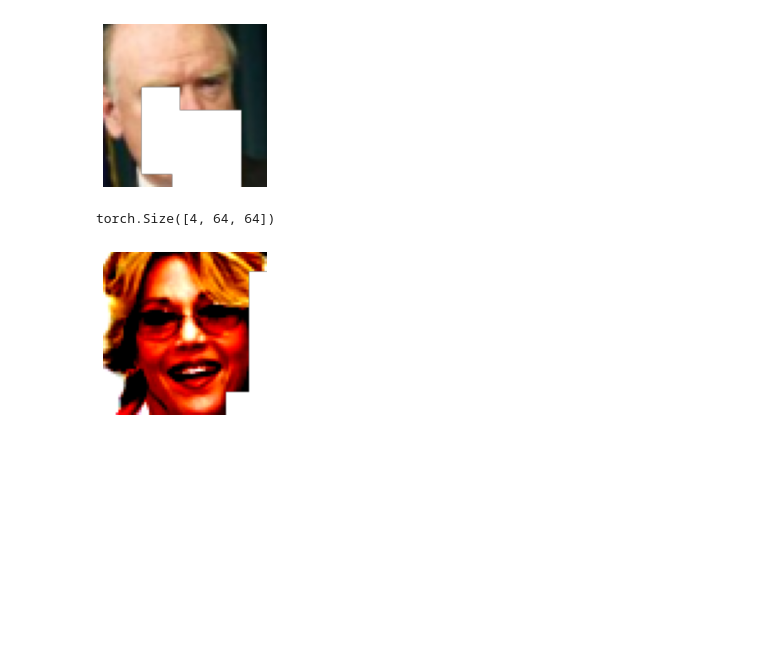
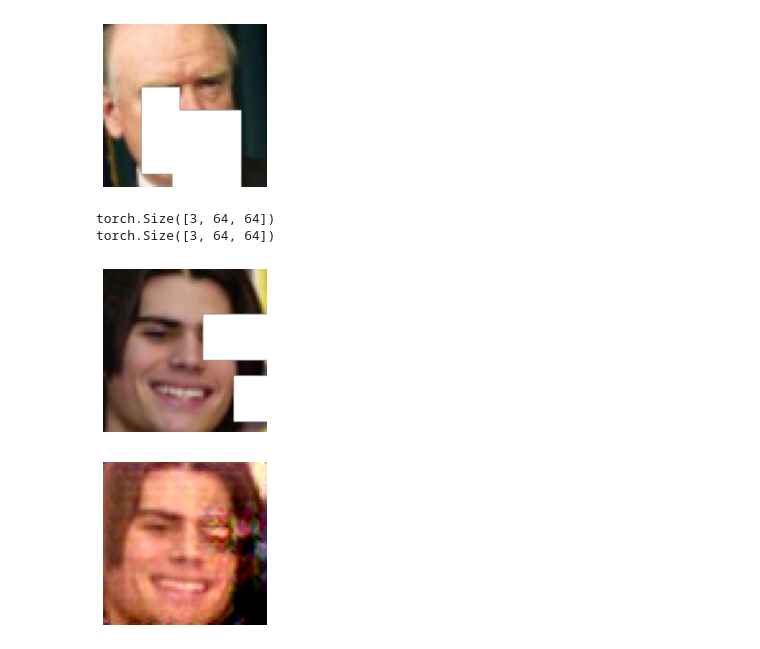
Before and after one commit to Eva427/CICR-Impainting, a Jupyter notebook: test.ipynb, the cells around one changed output. Drawn from its saved outputs; the diff is of its cells as text; code cells hidden in the pictures; blank space fills up the shorter version.

```diff
--- a/test.ipynb
+++ b/test.ipynb
@@ -70,29 +70,53 @@ plot(img)
 # %%
 import impaintingLib as imp
 import torch
 import matplotlib.pyplot as plt
+from PIL import Image
+from torchvision import transforms
+from torchvision.utils import save_image
 
 def plot(image):
     image = torch.clip(image,0,1)
     plt.figure(figsize=(4,3))
     plt.imshow(image.permute(1, 2, 0))
     plt.axis('off')
 
 device = torch.device('cuda' if torch.cuda.is_available() else 'cpu')
-model = imp.model.UNet().to(device)
-#model = imp.process.model_load(model,"Unet_5000*perceptualae_+_L2_+_Totalvar_Epoch120")
+#model = imp.model.UNet().to(device)
+model = imp.model.AutoEncoder().to(device)
+model = imp.process.model_load(model,"Autoencode_Perceptualvgg_+_L1_+_Totalvar_Epoch30")
 
-trainloader, testloader = imp.data.getFaces(shuffle=False)
-alterFunc = imp.mask.Alter(min_cut=4, max_cut=60, seed=0).squareMask
-imgs, _ = next(iter(testloader))
+alterFunc = imp.mask.Alter(min_cut=4, max_cut=60, seed=1).squareMask
+# trainloader, testloader = imp.data.getFaces(shuffle=False)
+# imgs, _ = next(iter(testloader))
 
+
+with Image.open("./data/lfw/AJ_Lamas/AJ_Lamas_0001.jpg") as image:
+    resize = (120, 120)
+    crop   = (64 , 64 )
+    transformations = transforms.Compose([
+         transforms.Resize(resize),
+         transforms.CenterCrop(crop),
+         transforms.ToTensor()
+    ])
+    image = transformations(image)
+
+    print(image.shape)
+imgs = image.view(1,3,64,64)
 imgs = imgs.to(device)
 imgs = alterFunc(imgs)
-#imgs = model(imgs).cpu()
+img = imgs[0].cpu().detach()
+plot(img)
+
+imgs = model(imgs).cpu()
 img = imgs[0].cpu().detach()
 print(img.shape)
 #img = imp.data.inv_normalize(img)
+
 plot(img)
+save_image(img, './savedImages/yanis/31.jpg')
 # %% [output]
-torch.Size([4, 64, 64])
+torch.Size([3, 64, 64])
+torch.Size([3, 64, 64])
-[figure, old version]
+[figure, new version]
+[figure, added]
```
Also changed, not shown: 9 other files.
